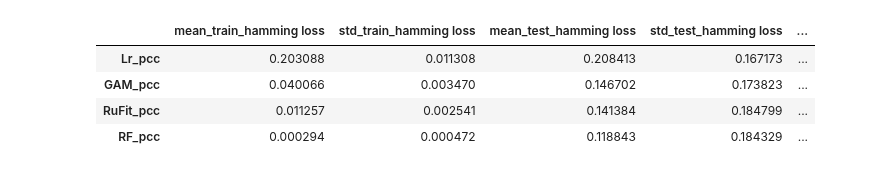
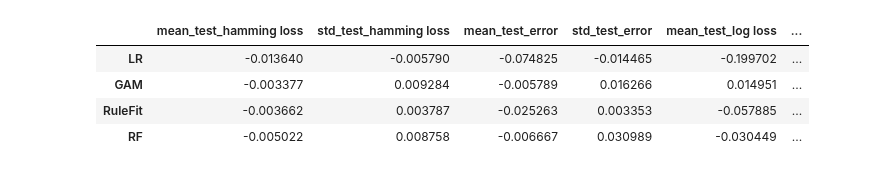
Before and after one commit to marioboley/PISA_ML, a Jupyter notebook: analysis/model_evaluation_comparison.ipynb, the cells around one changed output. Drawn from its saved outputs; the diff is of its cells as text; code cells hidden in the pictures.

Commit message:
Re-structure the plots/ tables

```diff
--- a/analysis/model_evaluation_comparison.ipynb
+++ b/analysis/model_evaluation_comparison.ipynb
@@ -22,5 +27,28 @@ STATE = np.random.RandomState(seed=1000)
+# %%
+STATE = np.random.RandomState(seed=1000)
+full_estimators = [linear_pcc, gam_pcc, rule_fit_pcc, random_forest_pcc]
+full_names = ['LR', 'GAM', 'RuFit', 'RF']
+
+no_assemble_interpolation = Experiment(full_estimators,
+                            full_names,
+                            KFold(30, shuffle=True, random_state=STATE),
+                            x1, y.replace(-1.0, 0.0),
+                            groups=comp_ids.array,
+                            evaluators=[hamming_loss, error, NegLogLikelihoodEvaluator(base=2)],
+                            verbose=True).run()
+
+no_assemble_extrapolation = ExtrapolationExperiment(full_estimators,
+                            full_names,
+                            GroupKFoldSpecial(len(set(data.comp_ids)), size=22),
+                            x1, y.replace(-1.0, 0.0), groups=comp_ids.array,
+                            evaluators=[hamming_loss, error, NegLogLikelihoodEvaluator(base=2),
+                            GroupDescription(data.comp_descr, 'composition')],
+                            verbose=True).run()
 # %%
-interpolation = pd.read_csv(os.path.join(OUTPUTPATH, 'no_assemble_interpolation.csv'))
+interpolation = pd.read_csv(os.path.join(OUTPUTPATH, 'interpolation.csv'))
 interpolation = interpolation.set_index('Unnamed: 0')
 interpolation.index.name = None
-interpolation # remove no assemble data
+
+extrapolation = pd.read_csv(os.path.join(OUTPUTPATH, 'extrapolation.csv'))
+extrapolation = extrapolation.set_index('Unnamed: 0')
+extrapolation.index.name = None
@@ -55,11 +55,11 @@ extrapolation # remove no assemble data
-# %%
-all_extrapolation = pd.read_csv(os.path.join(OUTPUTPATH, 'extrapolation.csv'))
-all_extrapolation = all_extrapolation.set_index('Unnamed: 0')
-all_extrapolation.index.name = None
-all_extrapolation # contains all data
-# %% [output]
-|  | mean_train_hamming loss | std_train_hamming loss | mean_test_hamming loss | std_test_hamming loss | ... |
-| Lr_pcc | 0.203088 | 0.011308 | 0.208413 | 0.167173 | ... |
-| GAM_pcc | 0.040066 | 0.003470 | 0.146702 | 0.173823 | ... |
-| RuFit_pcc | 0.011257 | 0.002541 | 0.141384 | 0.184799 | ... |
-| RF_pcc | 0.000294 | 0.000472 | 0.118843 | 0.184329 | ... |
+# %%
+sel_column = ['mean_test_hamming loss', 'std_test_hamming loss', 'mean_test_error', 'std_test_error', 'mean_test_log loss',	'std_test_log loss']
+no_assemble_interpolation.index = interpolation.index
+interpolation_diff = no_assemble_interpolation - interpolation
+interpolation_diff[sel_column]
+# %% [output]
+|  | mean_test_hamming loss | std_test_hamming loss | mean_test_error | std_test_error | mean_test_log loss | ... |
+| LR | -0.013640 | -0.005790 | -0.074825 | -0.014465 | -0.199702 | ... |
+| GAM | -0.003377 | 0.009284 | -0.005789 | 0.016266 | 0.014951 | ... |
+| RuleFit | -0.003662 | 0.003787 | -0.025263 | 0.003353 | -0.057885 | ... |
+| RF | -0.005022 | 0.008758 | -0.006667 | 0.030989 | -0.030449 | ... |
```
Also changed, not shown: parts of 24 cells of this notebook.
